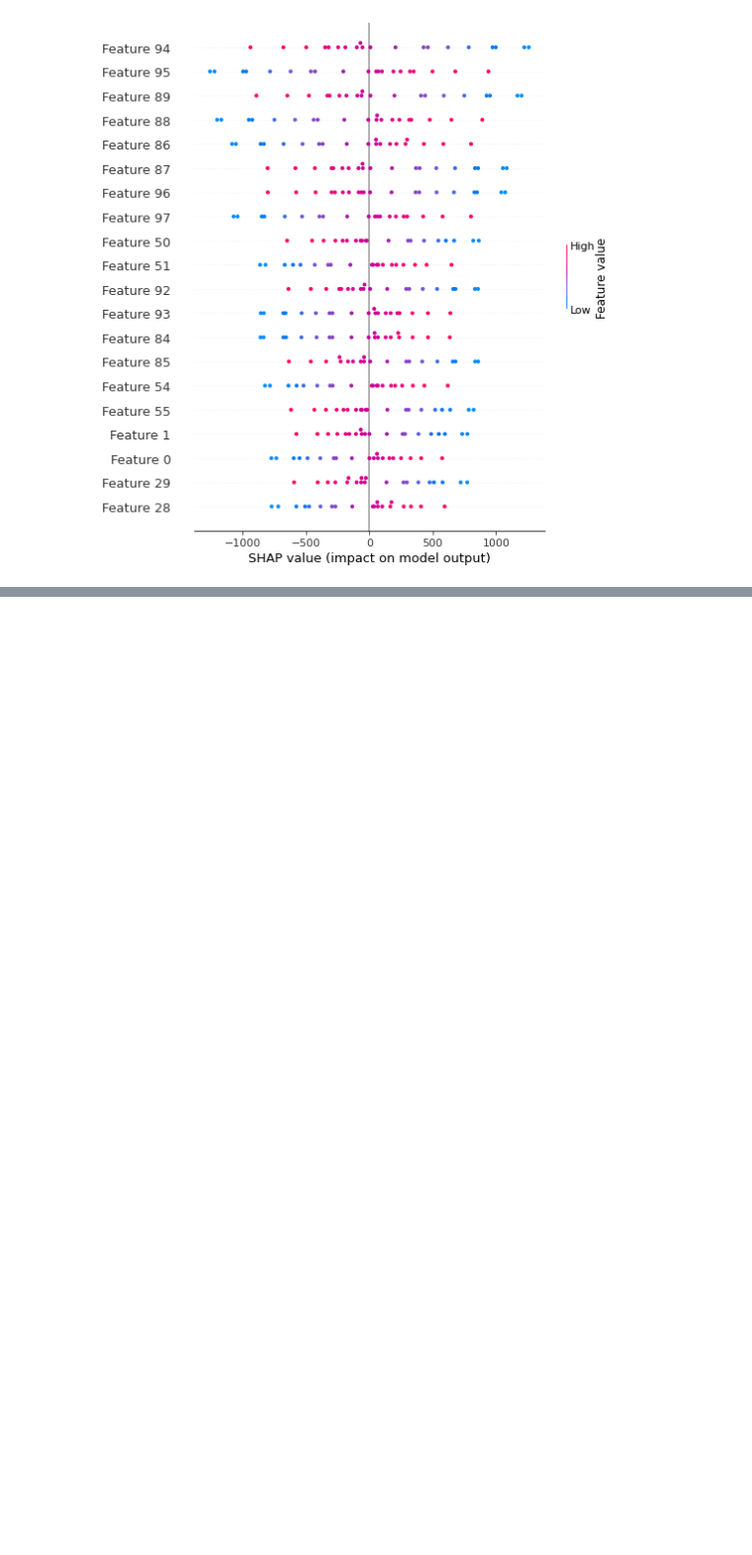
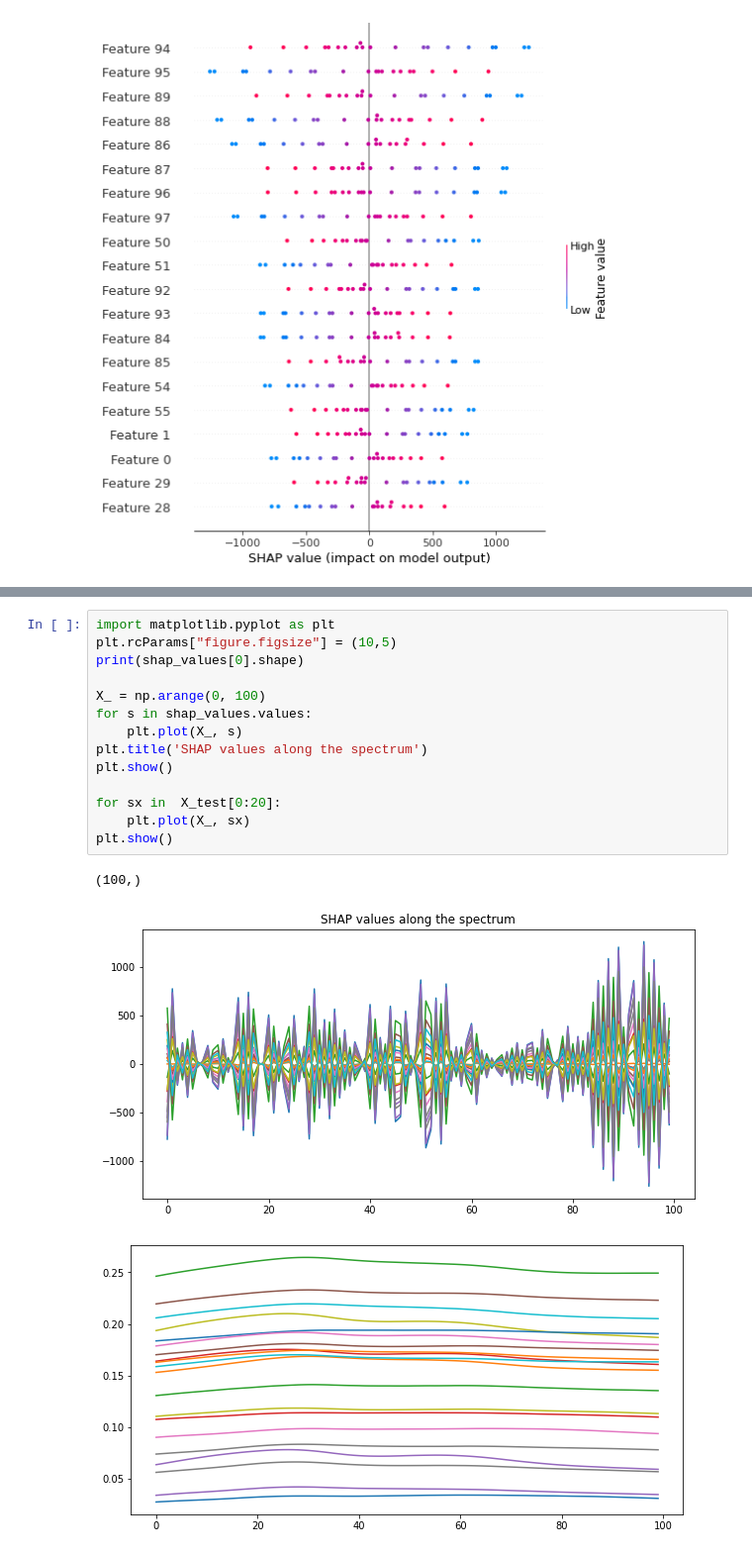
Before and after one commit to GBeurier/pinard, a Jupyter notebook: examples/example.ipynb, the cells around one changed output, grey strips where cells are left out. Shown at 99% size. Drawn from its saved outputs; the diff is of its cells as text; blank space fills up the shorter version.

```diff
--- a/examples/example.ipynb
+++ b/examples/example.ipynb
@@ -158,0 +149,18 @@ shap.plots.waterfall(shap_values[1], max_display=100)
+# %%
+import matplotlib.pyplot as plt
+plt.rcParams["figure.figsize"] = (10,5)
+print(shap_values[0].shape)
+
+X_ = np.arange(0, 100)
+for s in shap_values.values:
+    plt.plot(X_, s)
+plt.title('SHAP values along the spectrum')
+plt.show()
+
+for sx in  X_test[0:20]:
+    plt.plot(X_, sx)
+plt.show()
+# %% [output]
+(100,)
+[figure, added]
+[figure, added]
```
Also changed, not shown: parts of 4 cells of this notebook.
